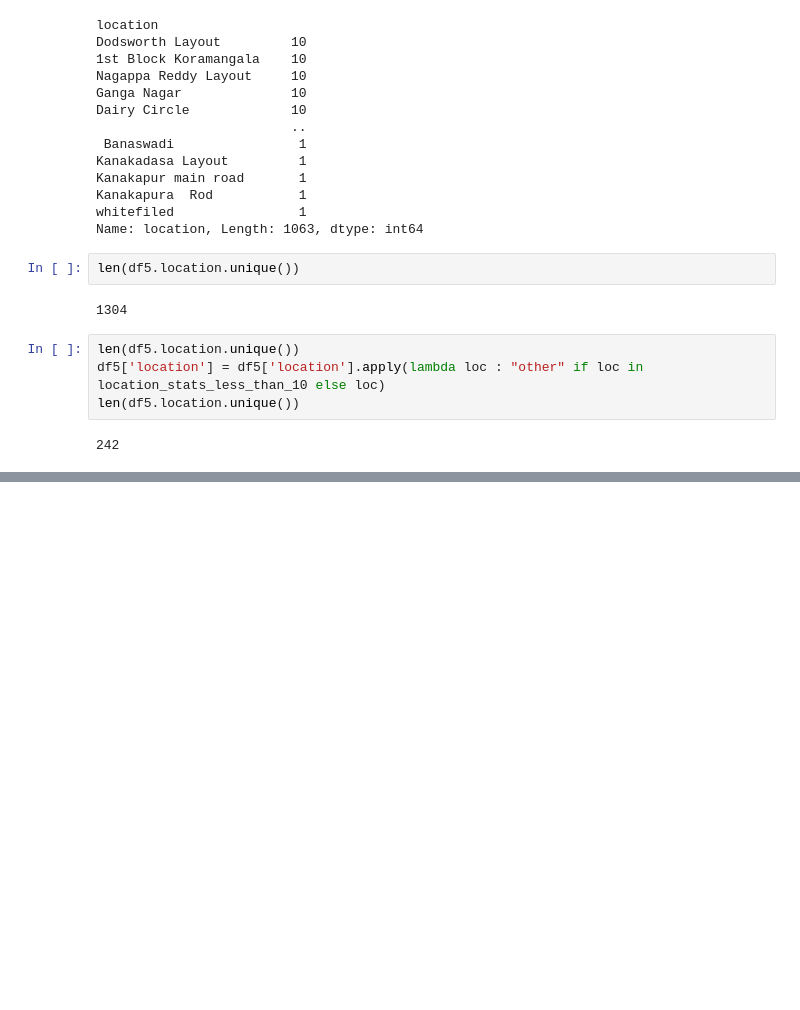
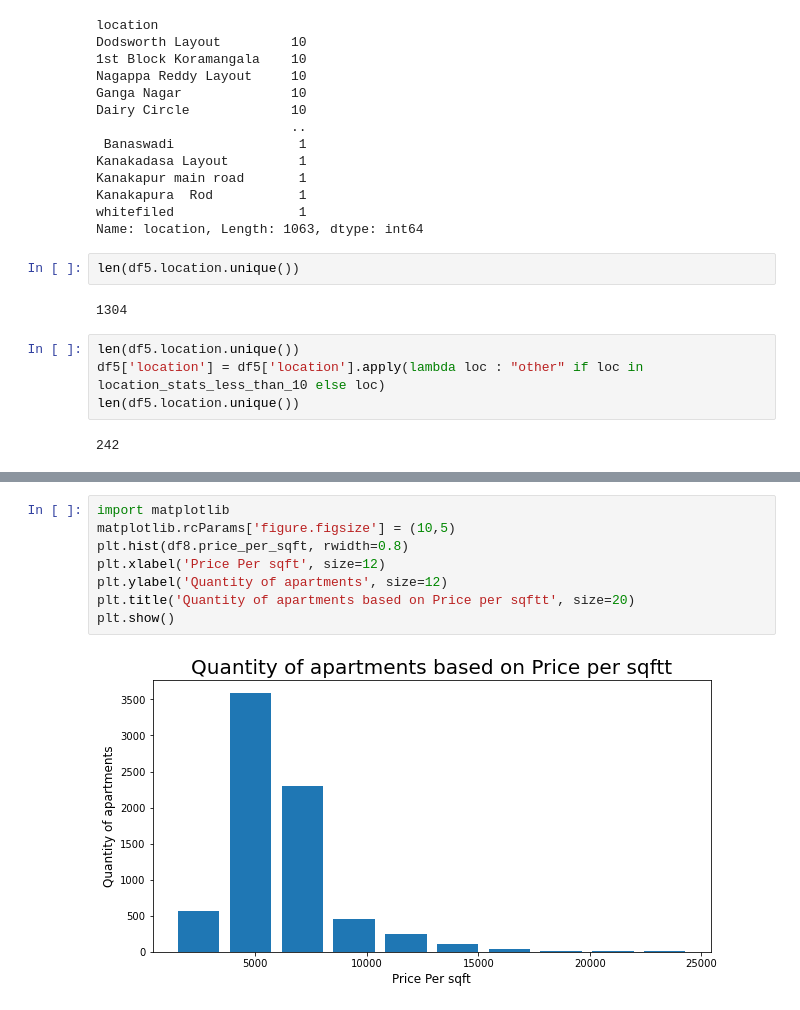
Before and after one commit to iago159/house_price_prediction, a Jupyter notebook: model/house_price_prediction.ipynb, the cells around one changed output, grey strips where cells are left out. Saved outputs shown, nothing was run; the diff lists cells and outputs as text; blank space fills up the shorter version.

```diff
--- a/model/house_price_prediction.ipynb
+++ b/model/house_price_prediction.ipynb
@@ -367,0 +349,10 @@ plot_scatter_chart(df7, 'Rajaji Nagar')
+# %%
+import matplotlib
+matplotlib.rcParams['figure.figsize'] = (10,5)
+plt.hist(df8.price_per_sqft, rwidth=0.8)
+plt.xlabel('Price Per sqft', size=12)
+plt.ylabel('Quantity of apartments', size=12)
+plt.title('Quantity of apartments based on Price per sqftt', size=20)
+plt.show()
+# %% [output]
+[figure, added]
```
Also changed, not shown: parts of 53 cells of this notebook, 2 other files.
